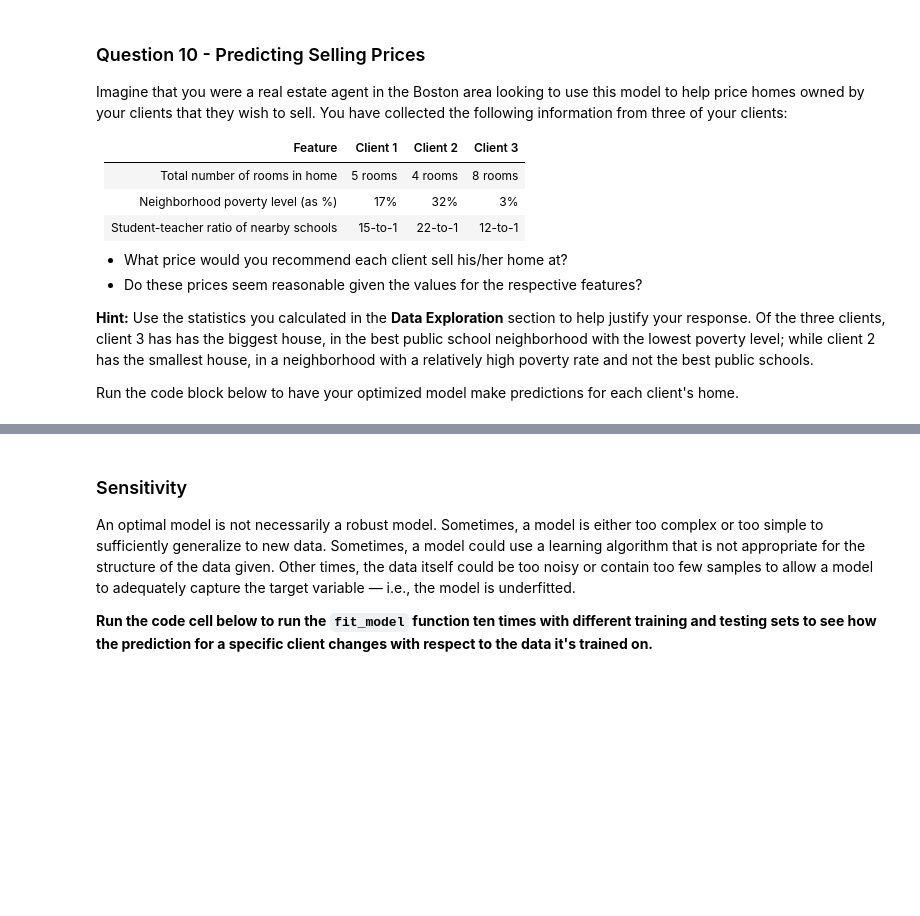
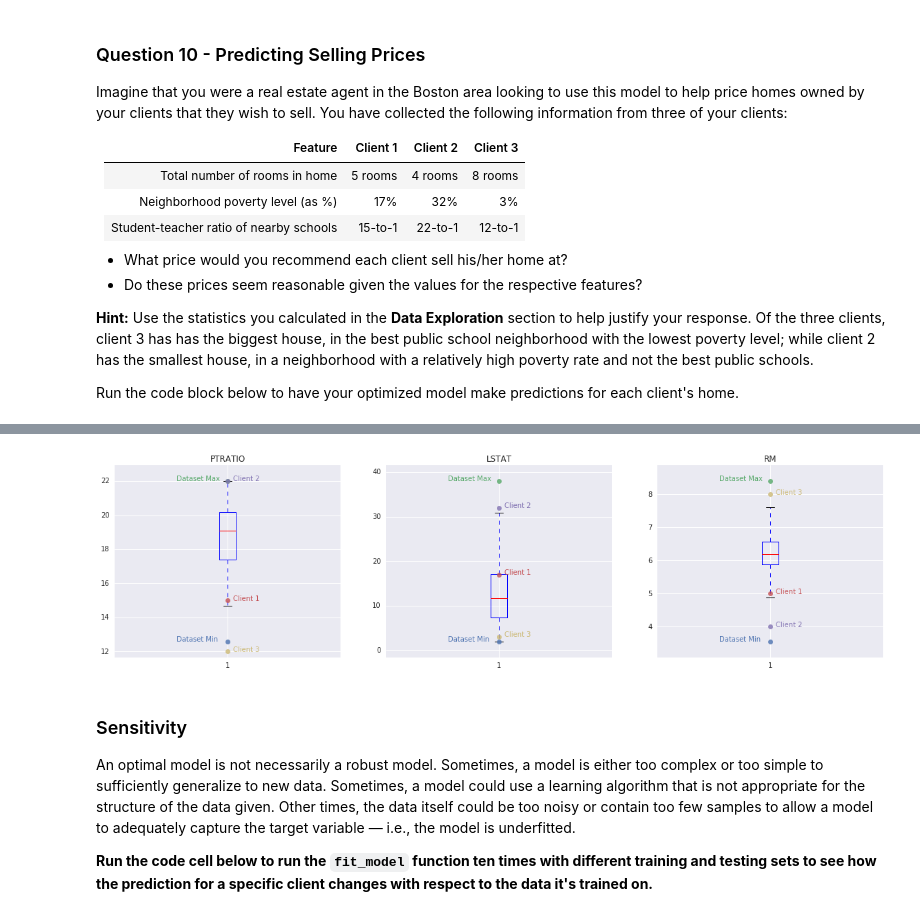
Before and after one commit to plushduck/machine-learning, a Jupyter notebook: projects/boston_housing/boston_housing.ipynb, the cells around one changed output, grey strips where cells are left out. Cells and saved outputs as stored; diff of their text form; code cells hidden in the pictures; blank space fills up the shorter version.

```diff
--- a/projects/boston_housing/boston_housing.ipynb
+++ b/projects/boston_housing/boston_housing.ipynb
@@ -405,5 +449,46 @@ The model predicts selling prices of \$419.7K, \$287.1K, and \$927.5K respecitiv
 
 I would suggest that the clients list their homes 3 to 4 percent higher than the predicted selling prices to account for the typical dropoff between the list price and the final agreed upon selling price.
+# %%
+import matplotlib.pyplot as plt
+import numpy as np
+
+# figsize tuple specifies (width, height)
+plt.figure(figsize=(20, 5))
+
+for i, col in enumerate(features.columns):
+
+    # Subplot args are nrows, ncols, plot_number
+    plt.subplot(1,3,3-i)
+
+    # Add a boxplot
+    plt.boxplot(data[col])
+    plt.title(col)
+
+    # Set plot limits
+    feature_min = np.amin(data[col])
+    feature_max = np.amax(data[col])
+    feature_range = feature_max - feature_min;
+    feature_midrange = (feature_min + feature_max)/2
+    y_min = feature_midrange - .6 * feature_range;
+    y_max = feature_midrange + .6 * feature_range;
+    plt.ylim([y_min, y_max])
+    plt.xlim([0, 2])
+
+    def plot_datum(value, annotation_text, xpos):
+        plotted = plt.plot(1,value, marker = "o", alpha= .8)
+        color = plotted[0].get_color()
+        plt.annotate(annotation_text, xy=(1,value), xytext=(xpos, value), color=color)
+
+    # Plot extrema
+    plot_datum(feature_min, 'Dataset Min', .55)
+    plot_datum(feature_max, 'Dataset Max', .55)
+
+    # Plot client values
+    plot_datum(client_data[0][i], 'Client 1', 1.05)
+    plot_datum(client_data[1][i], 'Client 2', 1.05)
+    plot_datum(client_data[2][i], 'Client 3', 1.05)
+# %% [output]
+[figure, added]
 # %% [markdown]
 ### Sensitivity
 An optimal model is not necessarily a robust model. Sometimes, a model is either too complex or too simple to sufficiently generalize to new data. Sometimes, a model could use a learning algorithm that is not appropriate for the structure of the data given. Other times, the data itself could be too noisy or contain too few samples to allow a model to adequately capture the target variable — i.e., the model is underfitted.
```
Also changed, not shown: parts of 8 cells of this notebook, 1 other file.
